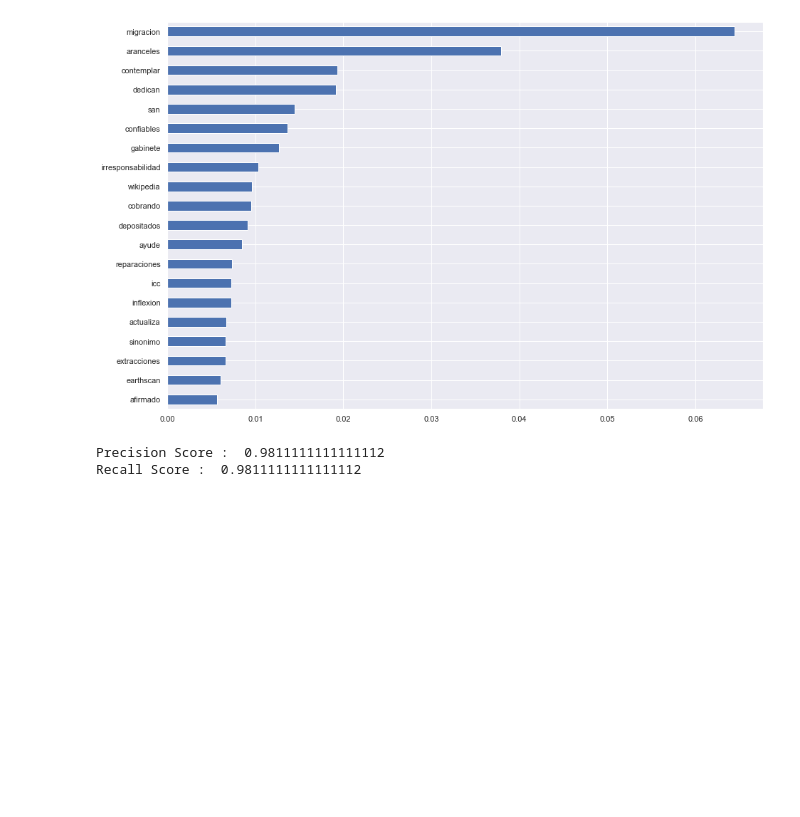
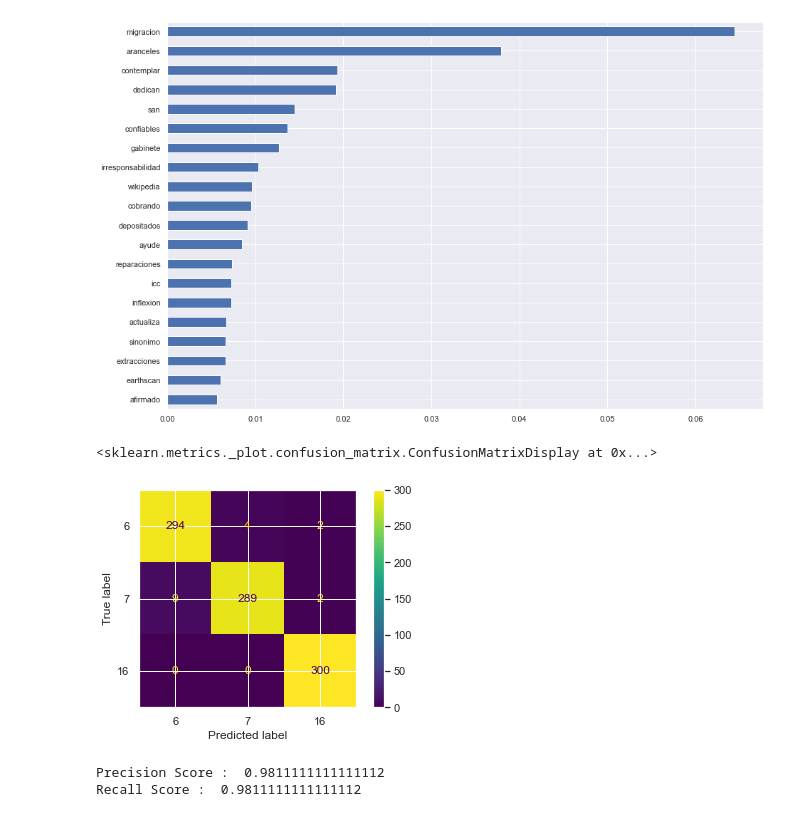
Before and after one commit to montejs3/ProyectoBI, a Jupyter notebook: modeloODS.ipynb, the cells around one changed output. Saved outputs shown, nothing was run; the diff lists cells and outputs as text; code cells hidden in the pictures; blank space fills up the shorter version.

```diff
--- a/modeloODS.ipynb
+++ b/modeloODS.ipynb
@@ -382,6 +439,11 @@ pd.Series(tf_idf_model.feature_importances_, index=tfidf.vocabulary_).sort_value
 # %%
 y_train_tfidf_predict = tf_idf_model.predict(X_tfid)
 y_test_tfidf_predict = tf_idf_model.predict(tfidf.transform(X_test))
+# %%
+ConfusionMatrixDisplay.from_predictions(y_test, y_test_tfidf_predict)
+# %% [output]
+<sklearn.metrics._plot.confusion_matrix.ConfusionMatrixDisplay at 0x...>
+[figure, added]
 # %%
 print("Precision Score : ",precision_score(y_test, y_test_tfidf_predict,
                                            pos_label='positive',
```
Also changed, not shown: parts of 20 cells of this notebook.
